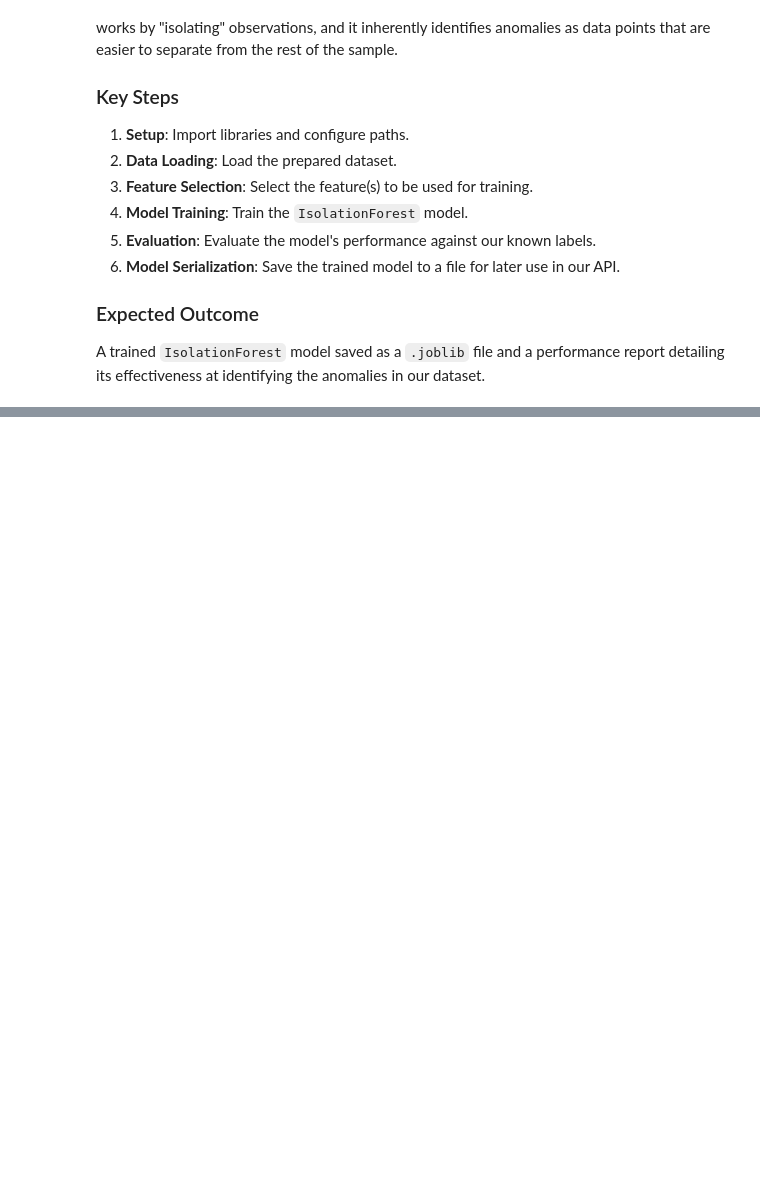
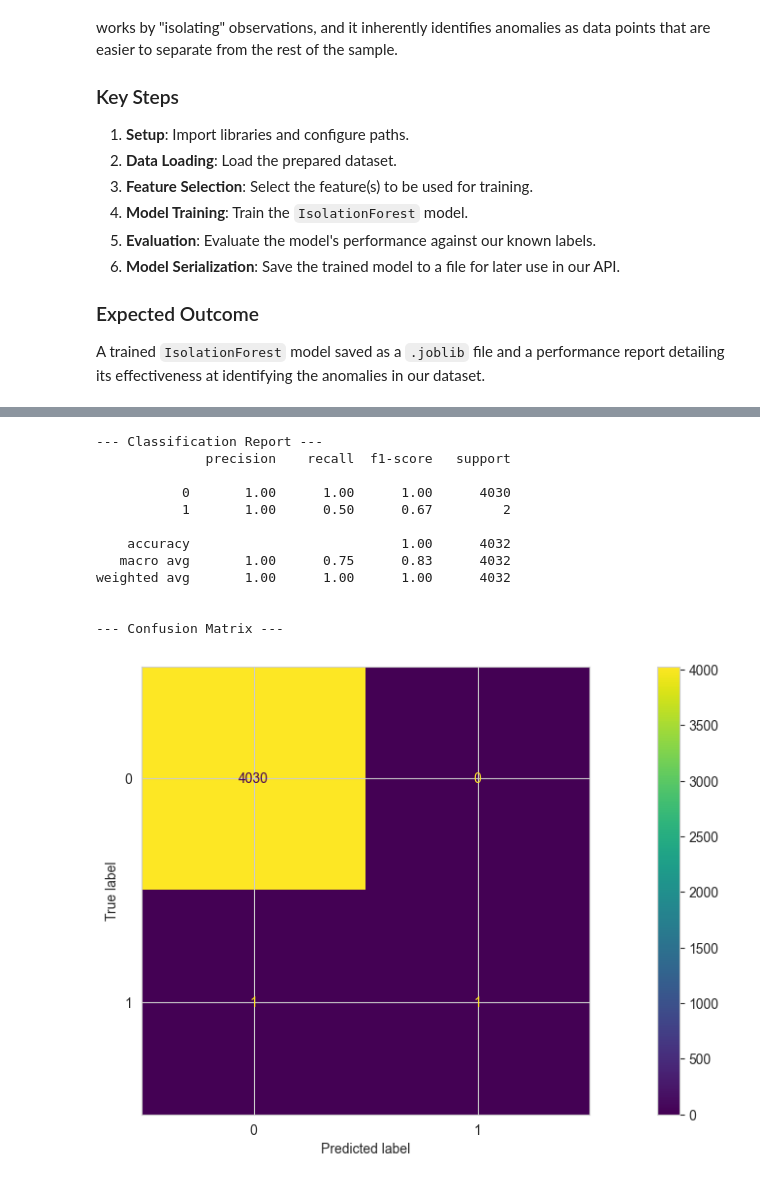
Before and after one commit to Gomes-Gustavo/real-time-anomaly-detection, a Jupyter notebook: notebooks/02-Baseline-Model-Training.ipynb, the cells around one changed output, grey strips where cells are left out. Cells and saved outputs as stored; diff of their text form; code cells hidden in the pictures; blank space fills up the shorter version.

Commit message:
feat: Train, evaluate, and save baseline IsolationForest model

```diff
--- a/notebooks/02-Baseline-Model-Training.ipynb
+++ b/notebooks/02-Baseline-Model-Training.ipynb
@@ -48,0 +127,16 @@ print("Configuration completed")
+# %%
+contamination_rate = y_true.sum() / len(y_true)
+print(f"Calculated contamination rate: {contamination_rate:.6f}")
+
+# Initialize the IsolationForest model
+
+model = IsolationForest(
+    n_estimators=100,
+    contamination=contamination_rate,
+    random_state=42
+)
+
+# Train the model on our feature matrix X
+print("\nTraining the Isolation Forest model...")
+model.fit(X)
+print("Model training complete.")
@@ -48,0 +156,15 @@ print("Configuration completed")
+# %%
+predictions = model.predict(X)
+
+
+df['predicted_anomaly_raw'] = predictions
+
+# Map the predictions to our 0/1 format for evaluation
+# Normal (1) becomes 0, Anomaly (-1) becomes 1
+df['predicted_anomaly'] = df['predicted_anomaly_raw'].map({1: 0, -1: 1})
+
+print("Predictions have been generated.")
+print("\nCounts of predicted labels:")
+print(df['predicted_anomaly'].value_counts())
+
+display(df[(df['is_anomaly'] == 1) | (df['predicted_anomaly'] == 1)])
@@ -48,0 +194,25 @@ print("Configuration completed")
+# %%
+y_predicted = df['predicted_anomaly']
+
+print("--- Classification Report ---")
+print(classification_report(y_true, y_predicted))
+
+print("\n--- Confusion Matrix ---")
+cm = confusion_matrix(y_true, y_predicted)
+disp = ConfusionMatrixDisplay(confusion_matrix=cm)
+disp.plot()
+plt.show()
+# %% [output]
+--- Classification Report ---
+              precision    recall  f1-score   support
+
+           0       1.00      1.00      1.00      4030
+           1       1.00      0.50      0.67         2
+
+    accuracy                           1.00      4032
+   macro avg       1.00      0.75      0.83      4032
+weighted avg       1.00      1.00      1.00      4032
+
+
+--- Confusion Matrix ---
+[figure, added]
```
Also changed, not shown: parts of 13 cells of this notebook.
